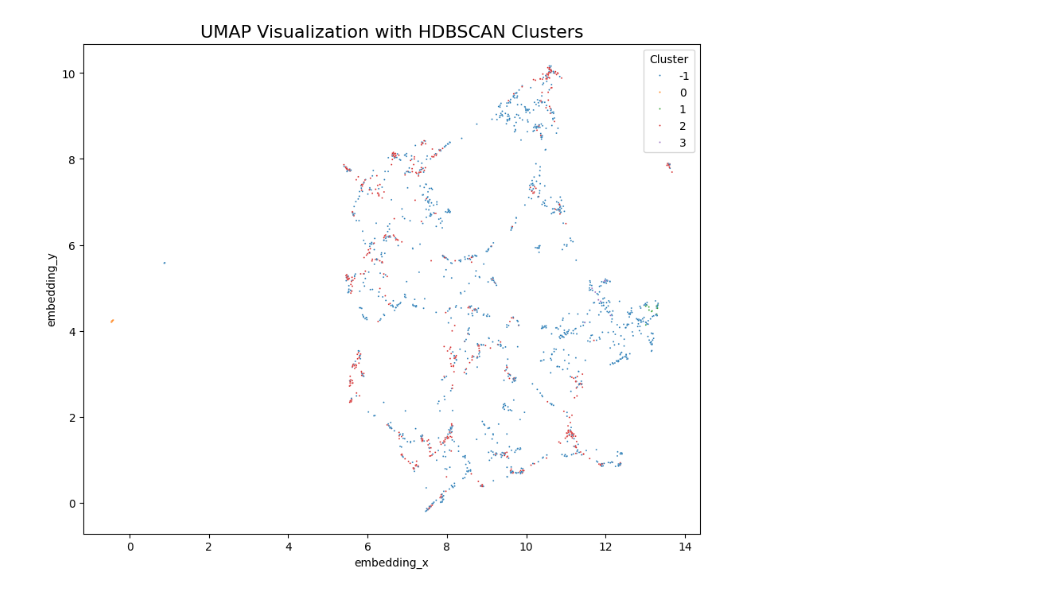
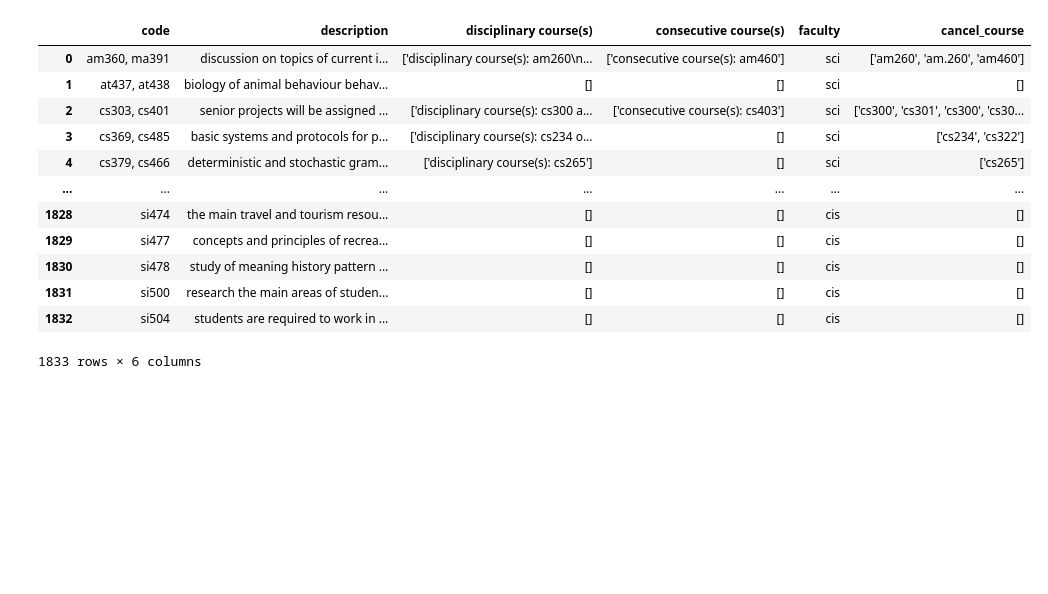
Before and after one commit to chokoon123/314, a Jupyter notebook: embed.ipynb, the cells around one changed output. Saved outputs shown, nothing was run; the diff lists cells and outputs as text; code cells hidden in the pictures; blank space fills up the shorter version.

```diff
--- a/embed.ipynb
+++ b/embed.ipynb
@@ -89,3 +22,29 @@ import time
+# %%
+dataframe = pd.read_csv("D:\TU\ปี3\DSI314\Project\data1.csv")
+# %%
+dataframe.rename(columns={
+    "description":"desc",
+    "disciplinary course(s)":"add1",
+    "consecutive course(s)":"add2",
+    "faculty":"ma"
+
+})
+
+dataframe.drop(["Unnamed: 0"],axis=1)
+# %% [output]
+|  | code | description | disciplinary course(s) | consecutive course(s) | faculty | cancel_course |
+| 0 | am360, ma391 | discussion on topics of current i... | ['disciplinary course(s): am260\n... | ['consecutive course(s): am460'] | sci | ['am260', 'am.260', 'am460'] |
+| 1 | at437, at438 | biology of animal behaviour behav... | [] | [] | sci | [] |
+| 2 | cs303, cs401 | senior projects will be assigned ... | ['disciplinary course(s): cs300 a... | ['consecutive course(s): cs403'] | sci | ['cs300', 'cs301', 'cs300', 'cs30... |
+| 3 | cs369, cs485 | basic systems and protocols for p... | ['disciplinary course(s): cs234 o... | [] | sci | ['cs234', 'cs322'] |
+| 4 | cs379, cs466 | deterministic and stochastic gram... | ['disciplinary course(s): cs265'] | [] | sci | ['cs265'] |
+| ... | ... | ... | ... | ... | ... | ... |
+| 1828 | si474 | the main travel and tourism resou... | [] | [] | cis | [] |
+| 1829 | si477 | concepts and principles of recrea... | [] | [] | cis | [] |
+| 1830 | si478 | study of meaning history pattern ... | [] | [] | cis | [] |
+| 1831 | si500 | research the main areas of studen... | [] | [] | cis | [] |
+| 1832 | si504 | students are required to work in ... | [] | [] | cis | [] |
+1833 rows × 6 columns
 # %%
 model_name = "sentence-transformers/all-MiniLM-L6-v2"
 tokenizer = AutoTokenizer.from_pretrained(model_name)
@@ -162,43 +77,0 @@ for n_neighbors in n_neighbors_list:
-# %%
-import umap
-import hdbscan
-import pandas as pd
-
-# UMAP Dimensionality Reduction
-umap_reducer = umap.UMAP(
-    n_components=2,
-    n_neighbors=20,
-    min_dist=0.01,
-    spread=1.0,
-    random_state=42
-)
-
-# Reduce the embeddings
-embedding = umap_reducer.fit_transform(embeddings3)
-
-# Add the 2D embedding as separate columns
-dataframe["embedding_x"] = embedding[:, 0]
-dataframe["embedding_y"] = embedding[:, 1]
-
-# Perform HDBSCAN Clustering
-clusterer = hdbscan.HDBSCAN(min_cluster_size=10, metric='euclidean')
-clusters = clusterer.fit_predict(embeddings3)
-
-# Add the cluster labels to the DataFrame
-dataframe["HDBSCAN_clusters"] = clusters
-
-plt.figure(figsize=(10, 8))
-sns.scatterplot(
-    x=dataframe["embedding_x"],
-    y=dataframe["embedding_y"],
-    hue=dataframe["HDBSCAN_clusters"],
-    palette="tab10",
-    s=2,
-    alpha=1,
-)
-
-plt.title("UMAP Visualization with HDBSCAN Clusters", fontsize=16)
-plt.legend(title="Cluster", loc="best", bbox_to_anchor=(1, 1))
-plt.show()
-# %% [output]
-[figure, removed]
```
Also changed, not shown: parts of 35 cells of this notebook, 8 other files.
